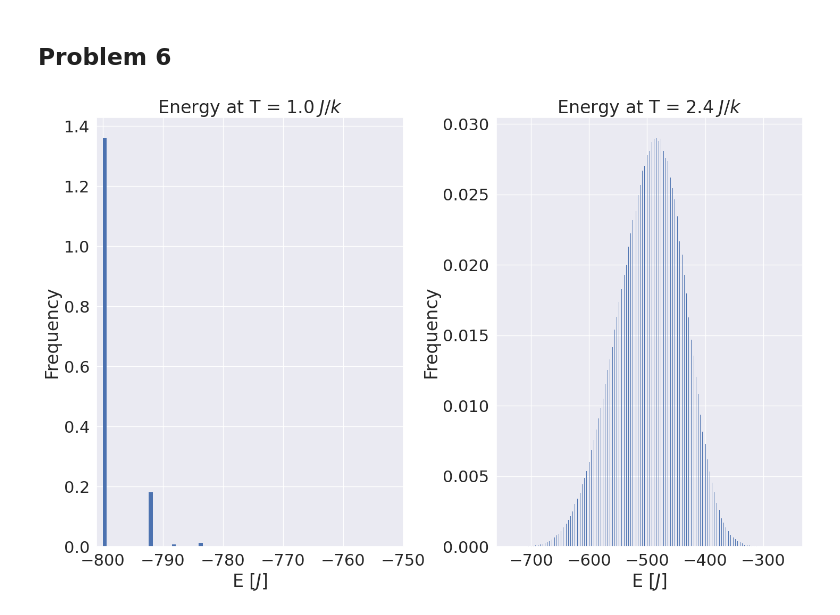
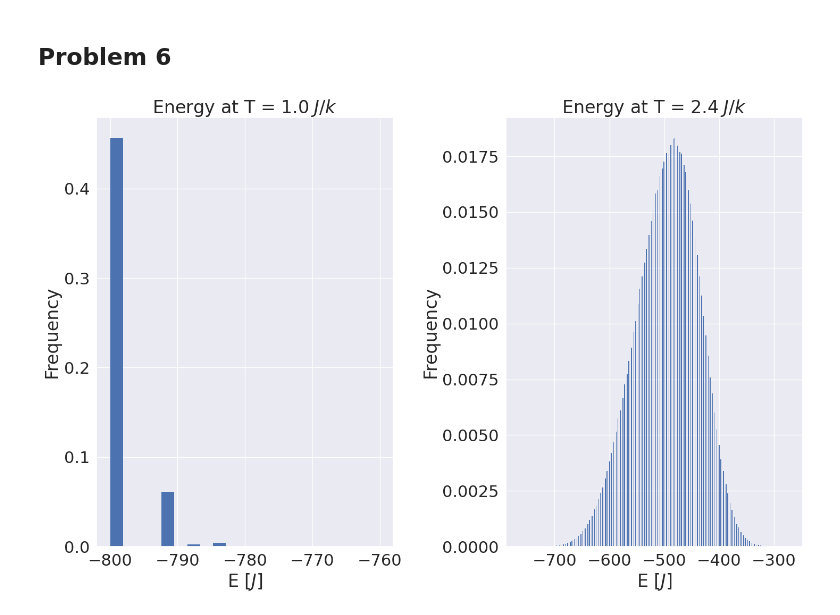
Before and after one commit to augude/fys3150, a Jupyter notebook: Project4/plotting.ipynb, the cells around one changed output. Cells and saved outputs as stored; diff of their text form; code cells hidden in the pictures.

```diff
--- a/Project4/plotting.ipynb
+++ b/Project4/plotting.ipynb
@@ -229,18 +214,19 @@ df2 = csvToDf('unordered2.csv') # At T = 2.4
 # %%
+df1 = csvToDf('unordered1.csv') # At T = 1.0
+df2 = csvToDf('unordered2.csv') # At T = 2.4
 burnInindex = int(0.02*len(df1))
 energy1 = df1.energy[burnInindex:]
 energy2 = df2.energy[burnInindex:]
 fig, axs = plt.subplots(1, 2, figsize = (15, 10))
-axs[0].hist(energy1, bins = 50, density = True, edgecolor = 'None')
-axs[1].hist(energy2, bins = 500, density = True, edgecolor = 'None')
+axs[0].hist(energy1, bins = 'auto', density = True, edgecolor = 'None')
+axs[1].hist(energy2, bins = 'auto', density = True, edgecolor = 'None')
 axs[0].set_xlabel(r'E $[J]$')
-axs[0].set_xlim([-801, -750])
 axs[1].set_xlabel(r'E $[J]$')
 axs[0].set_ylabel('Frequency')
 axs[1].set_ylabel('Frequency')
 axs[0].set_title(r'Energy at T = $1.0\; J/k$')
 axs[1].set_title(r'Energy at T = $2.4\; J/k$')
 fig.tight_layout()
 plt.show()
 # %% [output]
-[figure, old version]
+[figure, new version]
```
Also changed, not shown: parts of 12 cells of this notebook, 5 other files.
